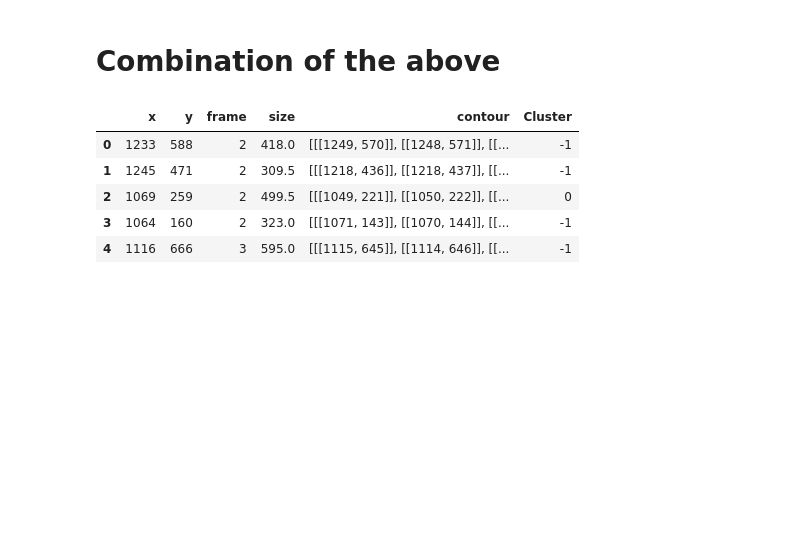
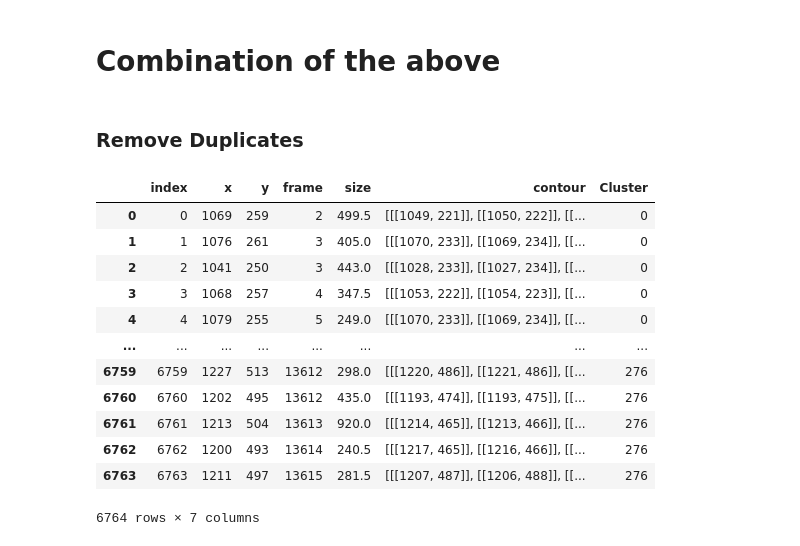
Before and after one commit to Jreece18/WaggleDanceTracker, a Jupyter notebook: TidyDataset.ipynb, the cells around one changed output. Saved outputs shown, nothing was run; the diff lists cells and outputs as text; code cells hidden in the pictures; blank space fills up the shorter version.

Commit message:
Duplicate removal working

```diff
--- a/TidyDataset.ipynb
+++ b/TidyDataset.ipynb
@@ -609,13 +609,25 @@ def rotatedBoxConverter(box):
     x, y = min(box_t[0]), min(box_t[1])
     w, h = max(box_t[0]) - x, max(box_t[1]) - y
     return x, y, w, h
+# %% [markdown]
+### Remove Duplicates
 # %%
-waggle_df = pd.read_pickle('WaggleDetections-Bees10(1).pkl')
-waggle_df.head()
+waggle_df = pd.read_pickle('WaggleDetections-Bees10.pkl')
+waggle_df.drop(['index'], axis=1, inplace=True)
+waggle_df.reset_index(inplace=True)
-# %% [output]
-|  | x | y | frame | size | contour | Cluster |
-| 0 | 1233 | 588 | 2 | 418.0 | [[[1249, 570]], [[1248, 571]], [[... | -1 |
-| 1 | 1245 | 471 | 2 | 309.5 | [[[1218, 436]], [[1218, 437]], [[... | -1 |
-| 2 | 1069 | 259 | 2 | 499.5 | [[[1049, 221]], [[1050, 222]], [[... | 0 |
-| 3 | 1064 | 160 | 2 | 323.0 | [[[1071, 143]], [[1070, 144]], [[... | -1 |
-| 4 | 1116 | 666 | 3 | 595.0 | [[[1115, 645]], [[1114, 646]], [[... | -1 |
+# %%
+waggle_df
+# %% [output]
+|  | index | x | y | frame | size | contour | Cluster |
+| 0 | 0 | 1069 | 259 | 2 | 499.5 | [[[1049, 221]], [[1050, 222]], [[... | 0 |
+| 1 | 1 | 1076 | 261 | 3 | 405.0 | [[[1070, 233]], [[1069, 234]], [[... | 0 |
+| 2 | 2 | 1041 | 250 | 3 | 443.0 | [[[1028, 233]], [[1027, 234]], [[... | 0 |
+| 3 | 3 | 1068 | 257 | 4 | 347.5 | [[[1053, 222]], [[1054, 223]], [[... | 0 |
+| 4 | 4 | 1079 | 255 | 5 | 249.0 | [[[1070, 233]], [[1069, 234]], [[... | 0 |
+| ... | ... | ... | ... | ... | ... | ... | ... |
+| 6759 | 6759 | 1227 | 513 | 13612 | 298.0 | [[[1220, 486]], [[1221, 486]], [[... | 276 |
+| 6760 | 6760 | 1202 | 495 | 13612 | 435.0 | [[[1193, 474]], [[1193, 475]], [[... | 276 |
+| 6761 | 6761 | 1213 | 504 | 13613 | 920.0 | [[[1214, 465]], [[1213, 466]], [[... | 276 |
+| 6762 | 6762 | 1200 | 493 | 13614 | 240.5 | [[[1217, 465]], [[1216, 466]], [[... | 276 |
+| 6763 | 6763 | 1211 | 497 | 13615 | 281.5 | [[[1207, 487]], [[1206, 488]], [[... | 276 |
+6764 rows × 7 columns
```
Also changed, not shown: parts of 10 cells of this notebook.
